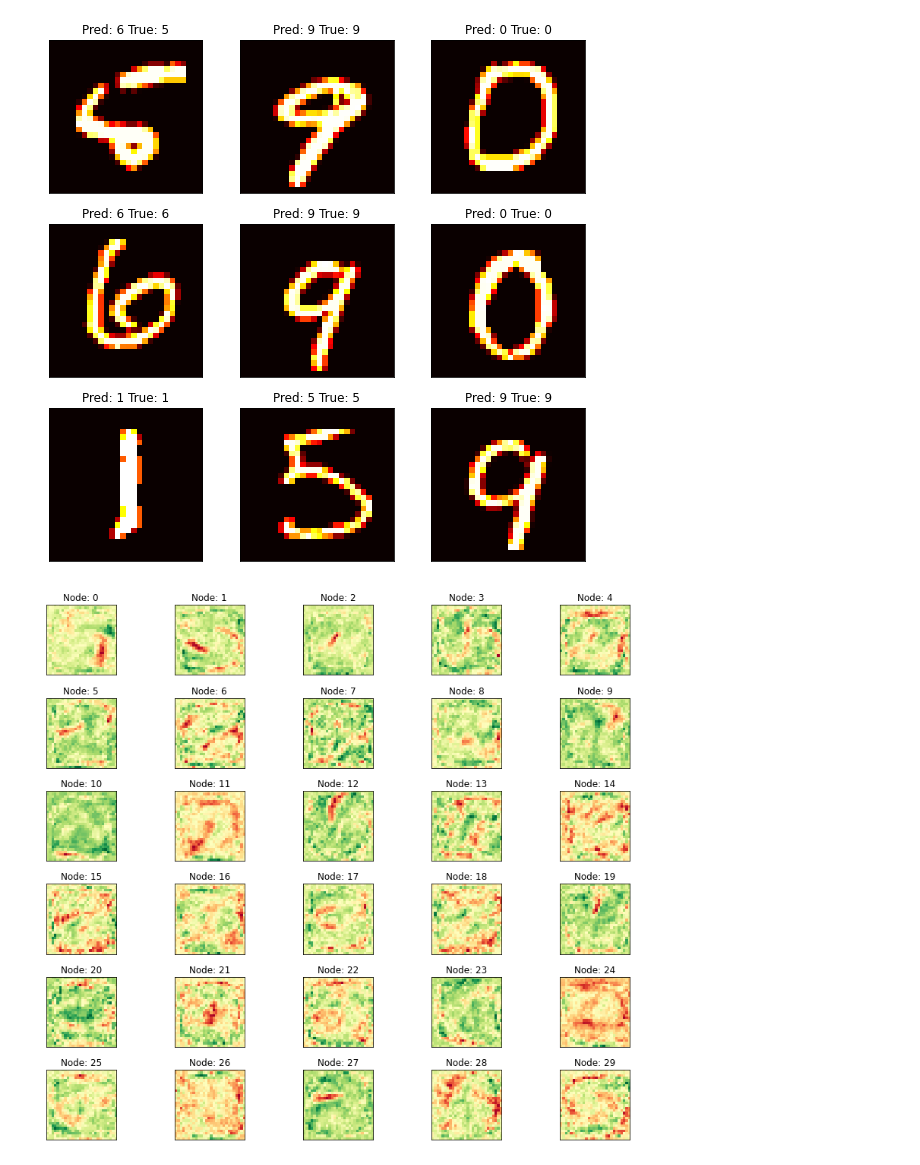
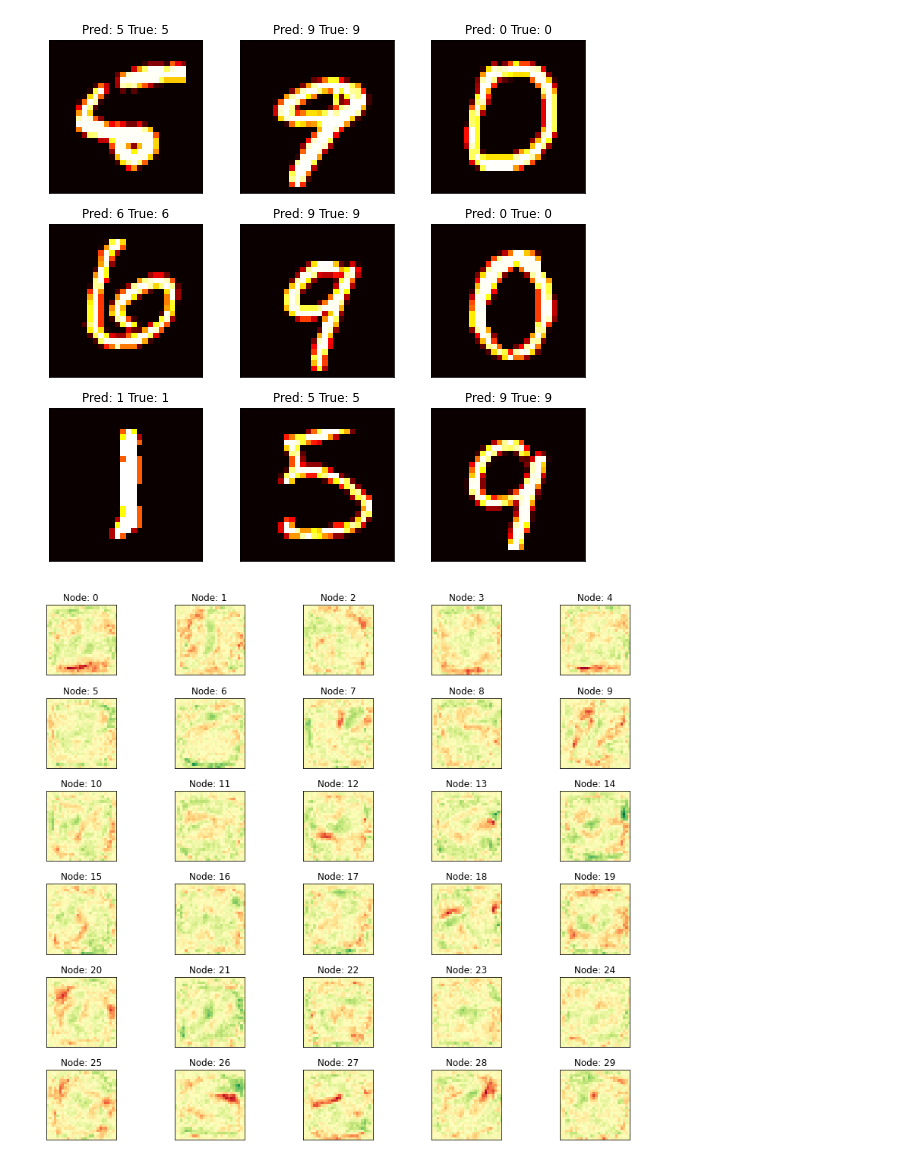
Before and after one commit to domhall/neural-network-workshop, a Jupyter notebook: Digit recognition.ipynb, the cells around one changed output. Saved outputs shown, nothing was run; the diff lists cells and outputs as text; code cells hidden in the pictures.

```diff
--- a/Digit recognition.ipynb
+++ b/Digit recognition.ipynb
@@ -86,11 +89,8 @@ model.add(Dense(30, activation="relu", input_shape=(784,), name="1"))
 # Add a 5 node hidden layer
 model.add(Dense(5, activation="relu"))
 
-# Add a 10 node hidden layer
-model.add(Dense(10))
-
 # Convert from 10 numbers into relative probability (So total probability of each digit = 1)
-model.add(Activation('softmax'))
+model.add(Dense(10, activation="softmax", name="classification"))
 # %%
 model.compile(loss='categorical_crossentropy', metrics=['accuracy'], optimizer='adam')
 # %%
@@ -147,19 +147,19 @@ for i in range(8,17):
 # %%
 
 plt.rcParams["figure.figsize"]=12,12
 
 activations = np.swapaxes(np.asarray(model.get_layer("1").get_weights()[0]), 0, 1)
 
 fig = plt.figure()
 for i in range(0,activations.shape[0]):
   plt.subplot(int(activations.shape[0]/5) + 1,5,i+1)
   plt.tight_layout()
-  plt.imshow(activations[i].reshape(28,28), cmap='RdYlGn', interpolation='none')
+  plt.imshow(activations[i].reshape(28,28), cmap='RdYlGn', interpolation='none', vmin=-1, vmax=1)
   plt.title("Node: {}".format(i))
   plt.xticks([])
   plt.yticks([])
 # %% [output]
-[figure, old version]
+[figure, new version]
 # %%
 
 plt.rcParams["figure.figsize"]=8,8
```
Also changed, not shown: parts of 4 cells of this notebook, 8 other files.
